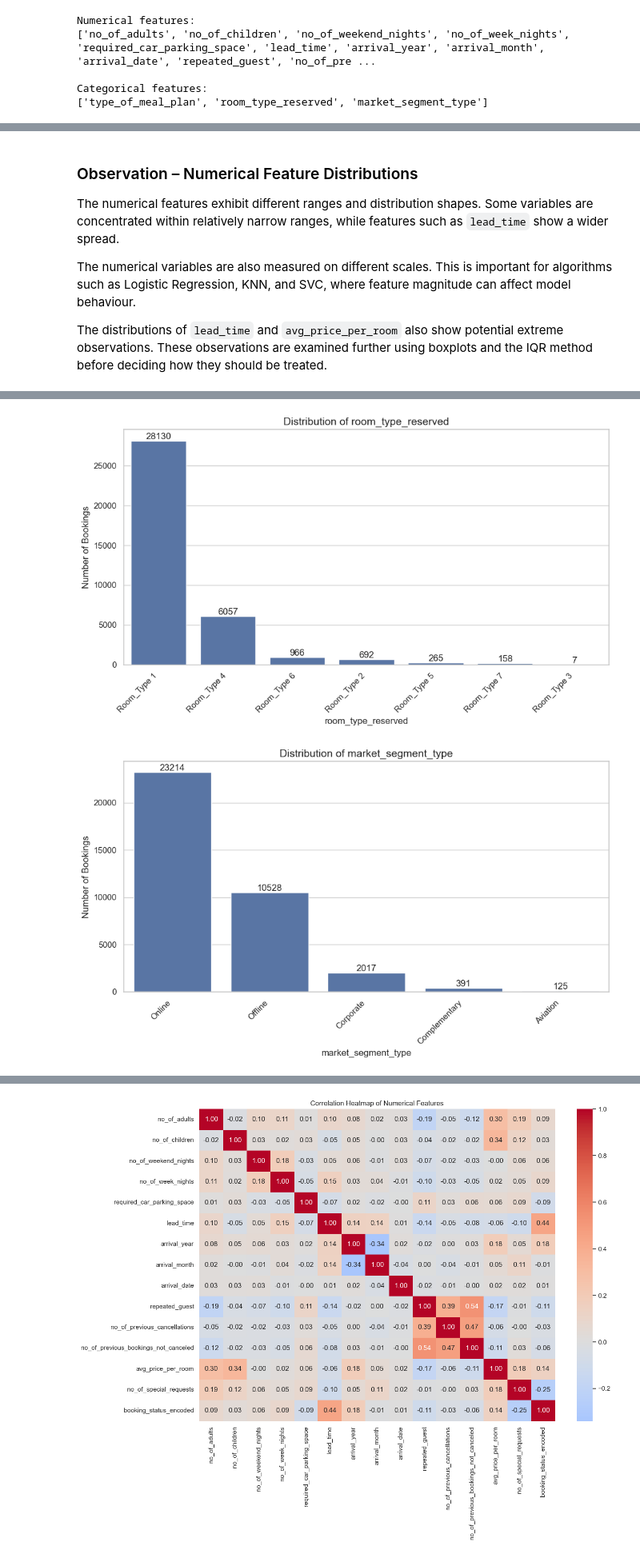
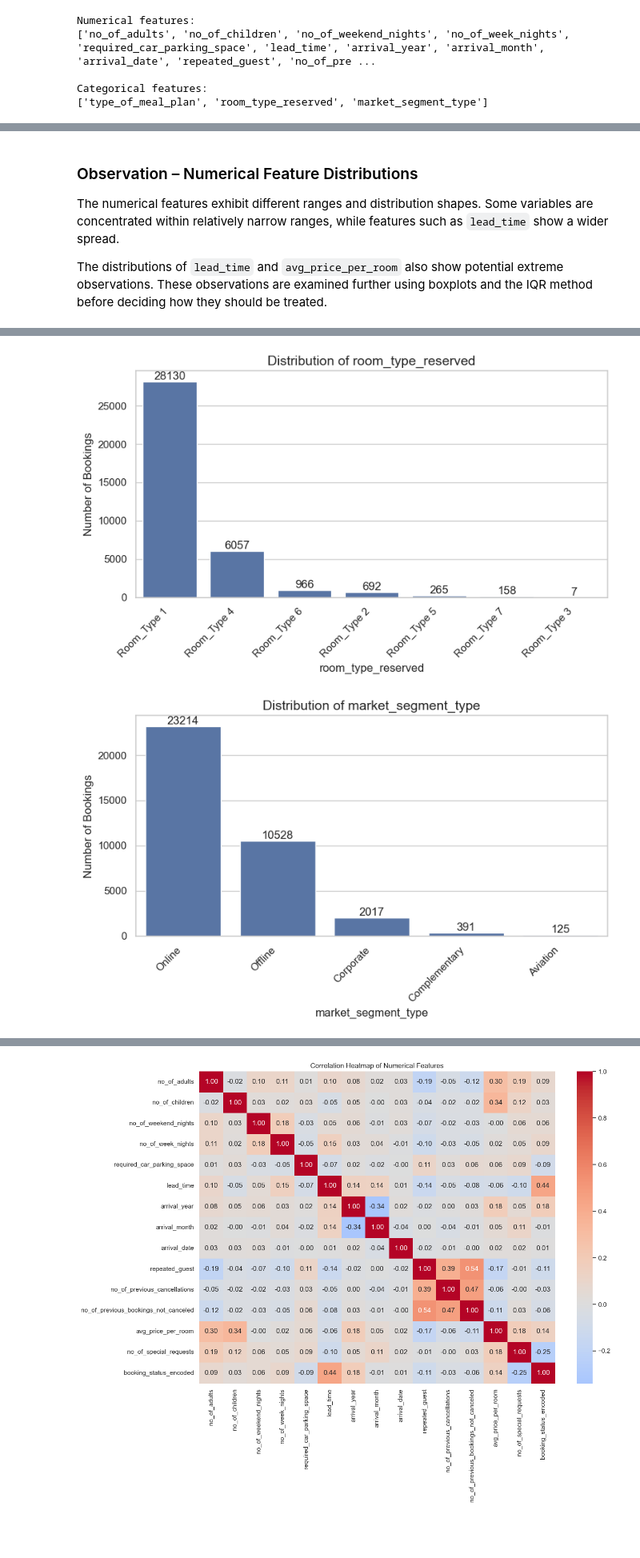
Before and after one commit to vaishnavit67/23cse301-ecommerce-ml-capstone, a Jupyter notebook: Notebooks/Classification.ipynb, the cells around one changed output, grey strips where cells are left out. Shown at 80% size. Saved outputs shown, nothing was run; the diff lists cells and outputs as text; code cells hidden in the pictures; blank space fills up the shorter version.

```diff
--- a/Notebooks/Classification.ipynb
+++ b/Notebooks/Classification.ipynb
@@ -103,7 +90,7 @@ A fixed random state of 42 is used to make the experiments reproducible.
 # %%
 # LOADING THE DATASET
 
-df = pd.read_csv("INNHotelsGroup.csv")
+df = pd.read_csv("../Data/INNHotelsGroup.csv")
 
 print("Dataset loaded successfully.")
 print(f"Number of records    : {df.shape[0]}")
@@ -349,7 +323,7 @@ Categorical features:
 
 for feature in numerical_features:
 
-    plt.figure(figsize=(10, 6))
+    plt.figure(figsize=(8, 5))
 
     sns.histplot(
         data=df,
@@ -385,10 +359,6 @@ The numerical features exhibit different ranges and distribution shapes.
 Some variables are concentrated within relatively narrow ranges, while
 features such as `lead_time` show a wider spread.
 
-The numerical variables are also measured on different scales. This is
-important for algorithms such as Logistic Regression, KNN, and SVC,
-where feature magnitude can affect model behaviour.
-
 The distributions of `lead_time` and `avg_price_per_room` also show
 potential extreme observations. These observations are examined further
 using boxplots and the IQR method before deciding how they should be
@@ -398,7 +368,7 @@ treated.
 
 for feature in categorical_features:
 
-    plt.figure(figsize=(10, 6))
+    plt.figure(figsize=(8, 5))
 
     order = df[feature].value_counts().index
 
@@ -426,5 +396,5 @@ for feature in categorical_features:
-[figure, old version]
+[figure, new version]
-[figure, old version]
+[figure, new version]
 # %% [markdown]
 ### Observation – Categorical Feature Distributions
 
```
Also changed, not shown: parts of 64 cells of this notebook, 1 other file.
